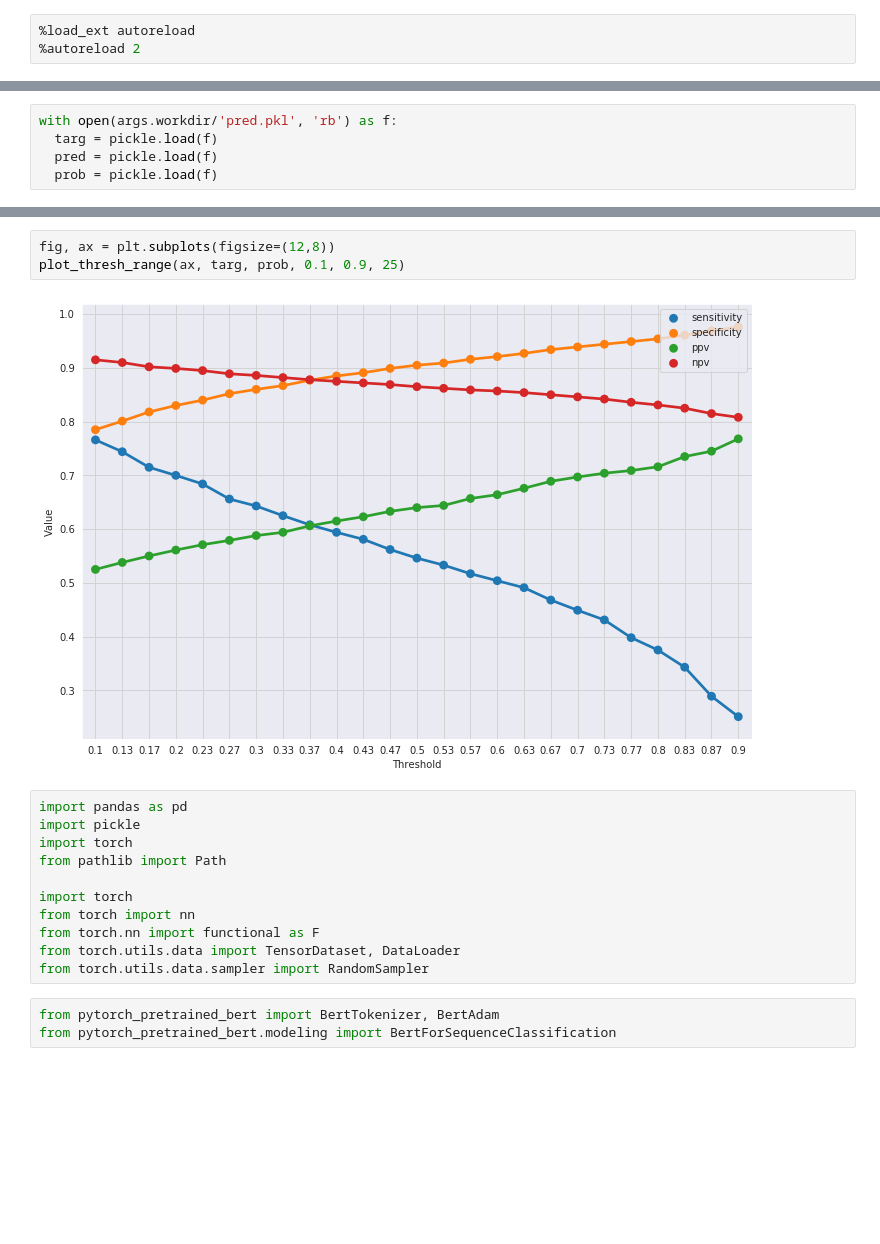
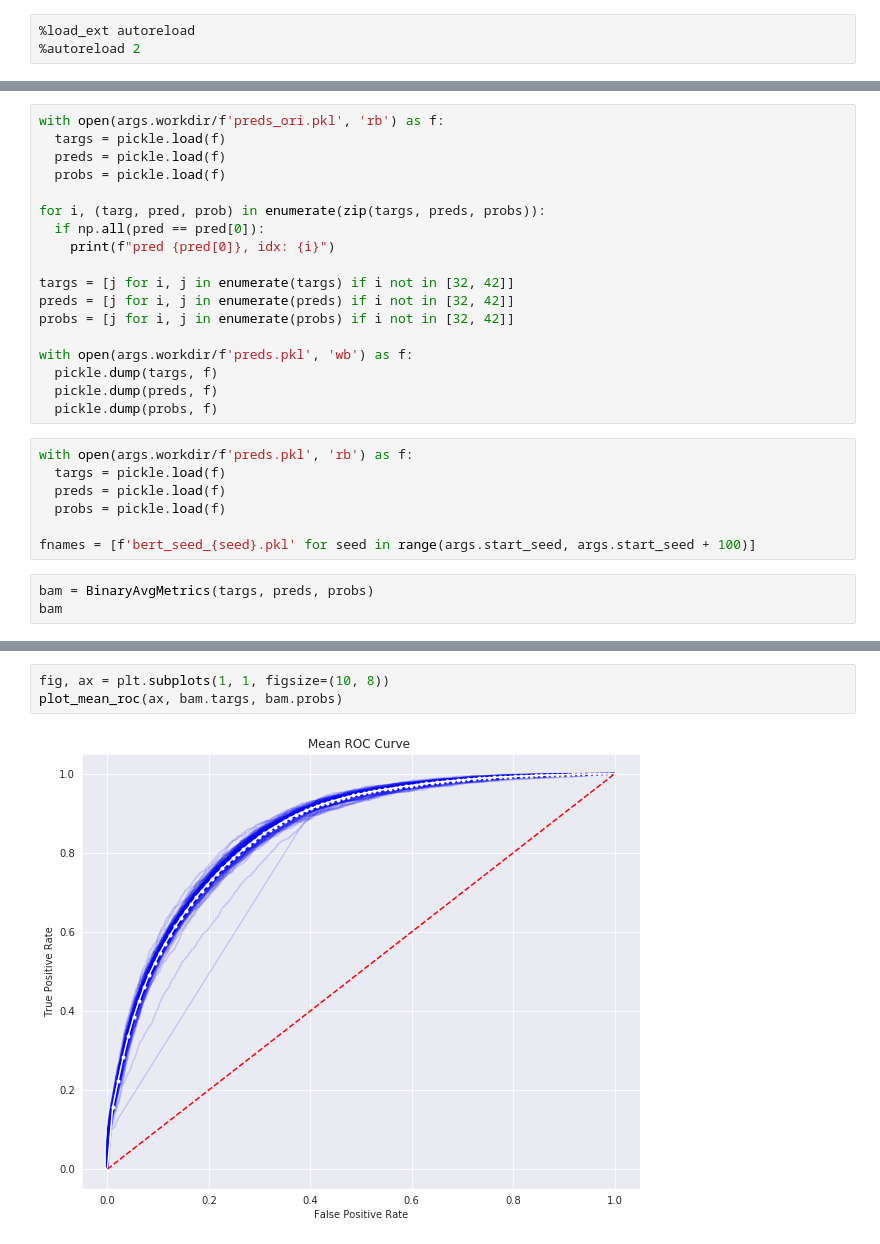
Before and after one commit to sudarshan85/imminent-adm-mimic, a Jupyter notebook: bert/bert_classifier.ipynb, the cells around one changed output, grey strips where cells are left out. Drawn from its saved outputs; the diff is of its cells as text; blank space fills up the shorter version.

Commit message:
Bert in analysis

```diff
--- a/bert/bert_classifier.ipynb
+++ b/bert/bert_classifier.ipynb
@@ -43,5 +46,28 @@ vars(args)
+# %%
+with open(args.workdir/f'preds_ori.pkl', 'rb') as f:
+  targs = pickle.load(f)
+  preds = pickle.load(f)
+  probs = pickle.load(f)
+
+for i, (targ, pred, prob) in enumerate(zip(targs, preds, probs)):
+  if np.all(pred == pred[0]):
+    print(f"pred {pred[0]}, idx: {i}")
+
+targs = [j for i, j in enumerate(targs) if i not in [32, 42]]
+preds = [j for i, j in enumerate(preds) if i not in [32, 42]]
+probs = [j for i, j in enumerate(probs) if i not in [32, 42]]
+
+with open(args.workdir/f'preds.pkl', 'wb') as f:
+  pickle.dump(targs, f)
+  pickle.dump(preds, f)
+  pickle.dump(probs, f)
 # %%
-with open(args.workdir/'pred.pkl', 'rb') as f:
-  targ = pickle.load(f)
-  pred = pickle.load(f)
-  prob = pickle.load(f)
+with open(args.workdir/f'preds.pkl', 'rb') as f:
+  targs = pickle.load(f)
+  preds = pickle.load(f)
+  probs = pickle.load(f)
+
+fnames = [f'bert_seed_{seed}.pkl' for seed in range(args.start_seed, args.start_seed + 100)]
+# %%
+bam = BinaryAvgMetrics(targs, preds, probs)
+bam
@@ -48,19 +105,5 @@ with open(args.workdir/'pred.pkl', 'rb') as f:
 # %%
-fig, ax = plt.subplots(figsize=(12,8))
-plot_thresh_range(ax, targ, prob, 0.1, 0.9, 25)
+fig, ax = plt.subplots(1, 1, figsize=(10, 8))
+plot_mean_roc(ax, bam.targs, bam.probs)
 # %% [output]
-[figure, old version]
+[figure, new version]
-# %%
-import pandas as pd
-import pickle
-import torch
-from pathlib import Path
-
-import torch
-from torch import nn
-from torch.nn import functional as F
-from torch.utils.data import TensorDataset, DataLoader
-from torch.utils.data.sampler import RandomSampler
-# %%
-from pytorch_pretrained_bert import BertTokenizer, BertAdam
-from pytorch_pretrained_bert.modeling import BertForSequenceClassification
```
Also changed, not shown: parts of 21 cells of this notebook, 2 other files.
